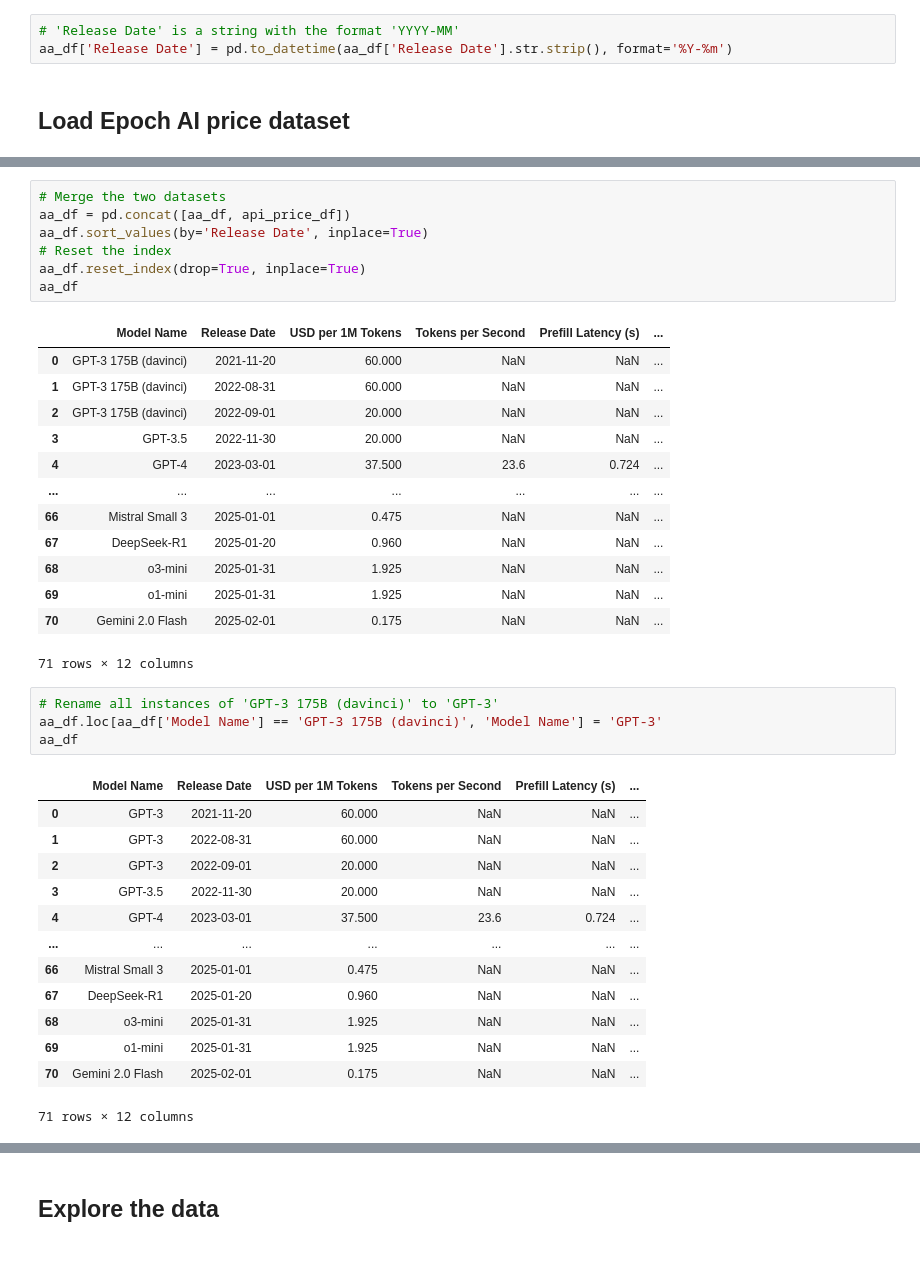
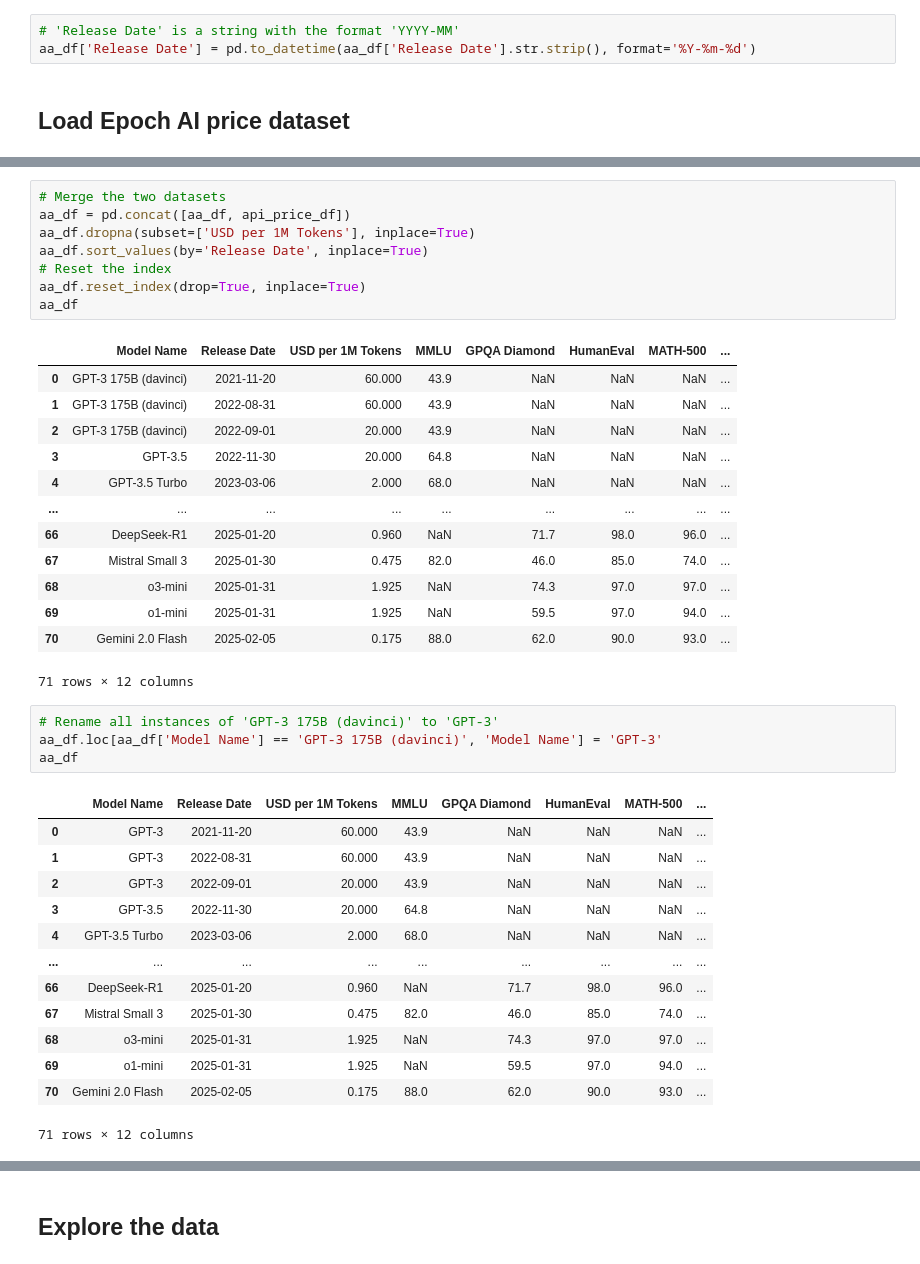
Before and after one commit to epoch-research/llm-benchmark-efficiency, a Jupyter notebook: llm_price_trends.ipynb, the cells around one changed output, grey strips where cells are left out. Saved outputs shown, nothing was run; the diff lists cells and outputs as text.

Commit message:
Data update - Exact release dates - Additional benchmark scores - Corrected benchmark scores

```diff
--- a/llm_price_trends.ipynb
+++ b/llm_price_trends.ipynb
@@ -47,6 +47,6 @@ aa_df
 # %%
 # 'Release Date' is a string with the format 'YYYY-MM'
-aa_df['Release Date'] = pd.to_datetime(aa_df['Release Date'].str.strip(), format='%Y-%m')
+aa_df['Release Date'] = pd.to_datetime(aa_df['Release Date'].str.strip(), format='%Y-%m-%d')
 # %% [markdown]
 ## Load Epoch AI price dataset
 # %%
@@ -74,41 +74,42 @@ api_price_df
 # %%
 # Merge the two datasets
 aa_df = pd.concat([aa_df, api_price_df])
+aa_df.dropna(subset=['USD per 1M Tokens'], inplace=True)
 aa_df.sort_values(by='Release Date', inplace=True)
 # Reset the index
 aa_df.reset_index(drop=True, inplace=True)
 aa_df
 # %% [output]
-|  | Model Name | Release Date | USD per 1M Tokens | Tokens per Second | Prefill Latency (s) | ... |
-| 0 | GPT-3 175B (davinci) | 2021-11-20 | 60.000 | NaN | NaN | ... |
-| 1 | GPT-3 175B (davinci) | 2022-08-31 | 60.000 | NaN | NaN | ... |
-| 2 | GPT-3 175B (davinci) | 2022-09-01 | 20.000 | NaN | NaN | ... |
-| 3 | GPT-3.5 | 2022-11-30 | 20.000 | NaN | NaN | ... |
-| 4 | GPT-4 | 2023-03-01 | 37.500 | 23.6 | 0.724 | ... |
-| ... | ... | ... | ... | ... | ... | ... |
-| 66 | Mistral Small 3 | 2025-01-01 | 0.475 | NaN | NaN | ... |
-| 67 | DeepSeek-R1 | 2025-01-20 | 0.960 | NaN | NaN | ... |
-| 68 | o3-mini | 2025-01-31 | 1.925 | NaN | NaN | ... |
-| 69 | o1-mini | 2025-01-31 | 1.925 | NaN | NaN | ... |
-| 70 | Gemini 2.0 Flash | 2025-02-01 | 0.175 | NaN | NaN | ... |
+|  | Model Name | Release Date | USD per 1M Tokens | MMLU | GPQA Diamond | HumanEval | MATH-500 | ... |
+| 0 | GPT-3 175B (davinci) | 2021-11-20 | 60.000 | 43.9 | NaN | NaN | NaN | ... |
+| 1 | GPT-3 175B (davinci) | 2022-08-31 | 60.000 | 43.9 | NaN | NaN | NaN | ... |
+| 2 | GPT-3 175B (davinci) | 2022-09-01 | 20.000 | 43.9 | NaN | NaN | NaN | ... |
+| 3 | GPT-3.5 | 2022-11-30 | 20.000 | 64.8 | NaN | NaN | NaN | ... |
+| 4 | GPT-3.5 Turbo | 2023-03-06 | 2.000 | 68.0 | NaN | NaN | NaN | ... |
+| ... | ... | ... | ... | ... | ... | ... | ... | ... |
+| 66 | DeepSeek-R1 | 2025-01-20 | 0.960 | NaN | 71.7 | 98.0 | 96.0 | ... |
+| 67 | Mistral Small 3 | 2025-01-30 | 0.475 | 82.0 | 46.0 | 85.0 | 74.0 | ... |
+| 68 | o3-mini | 2025-01-31 | 1.925 | NaN | 74.3 | 97.0 | 97.0 | ... |
+| 69 | o1-mini | 2025-01-31 | 1.925 | NaN | 59.5 | 97.0 | 94.0 | ... |
+| 70 | Gemini 2.0 Flash | 2025-02-05 | 0.175 | 88.0 | 62.0 | 90.0 | 93.0 | ... |
 71 rows × 12 columns
 # %%
 # Rename all instances of 'GPT-3 175B (davinci)' to 'GPT-3'
 aa_df.loc[aa_df['Model Name'] == 'GPT-3 175B (davinci)', 'Model Name'] = 'GPT-3'
 aa_df
 # %% [output]
-|  | Model Name | Release Date | USD per 1M Tokens | Tokens per Second | Prefill Latency (s) | ... |
-| 0 | GPT-3 | 2021-11-20 | 60.000 | NaN | NaN | ... |
-| 1 | GPT-3 | 2022-08-31 | 60.000 | NaN | NaN | ... |
-| 2 | GPT-3 | 2022-09-01 | 20.000 | NaN | NaN | ... |
-| 3 | GPT-3.5 | 2022-11-30 | 20.000 | NaN | NaN | ... |
-| 4 | GPT-4 | 2023-03-01 | 37.500 | 23.6 | 0.724 | ... |
-| ... | ... | ... | ... | ... | ... | ... |
-| 66 | Mistral Small 3 | 2025-01-01 | 0.475 | NaN | NaN | ... |
-| 67 | DeepSeek-R1 | 2025-01-20 | 0.960 | NaN | NaN | ... |
-| 68 | o3-mini | 2025-01-31 | 1.925 | NaN | NaN | ... |
-| 69 | o1-mini | 2025-01-31 | 1.925 | NaN | NaN | ... |
-| 70 | Gemini 2.0 Flash | 2025-02-01 | 0.175 | NaN | NaN | ... |
+|  | Model Name | Release Date | USD per 1M Tokens | MMLU | GPQA Diamond | HumanEval | MATH-500 | ... |
+| 0 | GPT-3 | 2021-11-20 | 60.000 | 43.9 | NaN | NaN | NaN | ... |
+| 1 | GPT-3 | 2022-08-31 | 60.000 | 43.9 | NaN | NaN | NaN | ... |
+| 2 | GPT-3 | 2022-09-01 | 20.000 | 43.9 | NaN | NaN | NaN | ... |
+| 3 | GPT-3.5 | 2022-11-30 | 20.000 | 64.8 | NaN | NaN | NaN | ... |
+| 4 | GPT-3.5 Turbo | 2023-03-06 | 2.000 | 68.0 | NaN | NaN | NaN | ... |
+| ... | ... | ... | ... | ... | ... | ... | ... | ... |
+| 66 | DeepSeek-R1 | 2025-01-20 | 0.960 | NaN | 71.7 | 98.0 | 96.0 | ... |
+| 67 | Mistral Small 3 | 2025-01-30 | 0.475 | 82.0 | 46.0 | 85.0 | 74.0 | ... |
+| 68 | o3-mini | 2025-01-31 | 1.925 | NaN | 74.3 | 97.0 | 97.0 | ... |
+| 69 | o1-mini | 2025-01-31 | 1.925 | NaN | 59.5 | 97.0 | 94.0 | ... |
+| 70 | Gemini 2.0 Flash | 2025-02-05 | 0.175 | 88.0 | 62.0 | 90.0 | 93.0 | ... |
 71 rows × 12 columns
 # %%
 aa_df['Model Name and Date'] = aa_df['Model Name'] + ' (' + aa_df['Release Date'].dt.strftime('%Y-%m') + ')'
```
Also changed, not shown: parts of 19 cells of this notebook, 2 other files.
